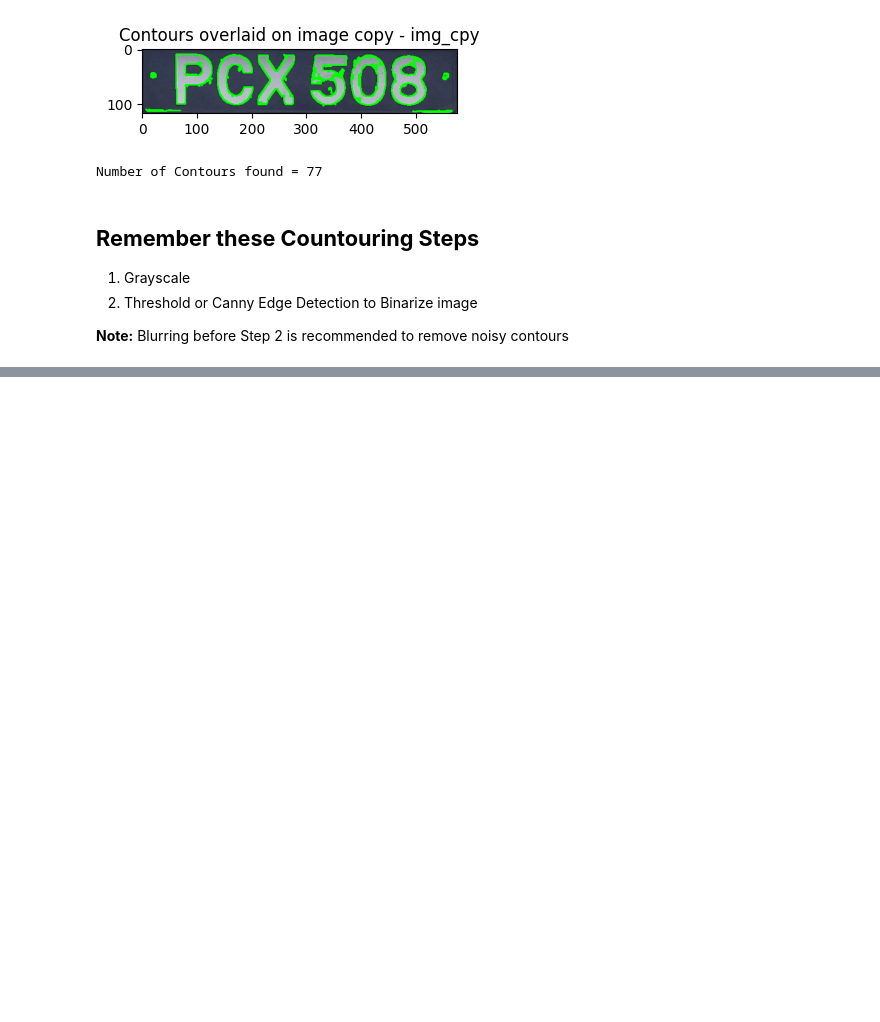
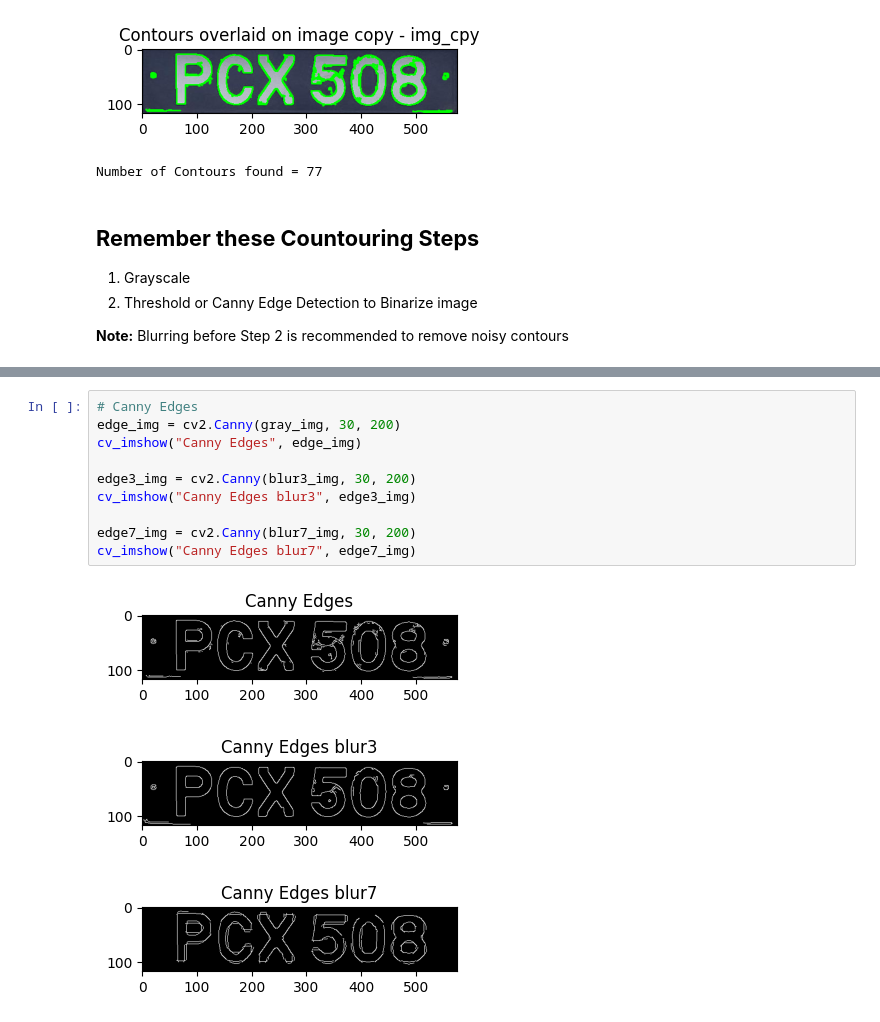
Before and after one commit to Sabbha20/pytorch2024, a Jupyter notebook: 001 - Image Segements/001 - Contours Drawing.ipynb, the cells around one changed output, grey strips where cells are left out. Drawn from its saved outputs; the diff is of its cells as text; blank space fills up the shorter version.

```diff
--- a/001 - Image Segements/001 - Contours Drawing.ipynb
+++ b/001 - Image Segements/001 - Contours Drawing.ipynb
@@ -134,0 +150,14 @@ kernel_3x3 = np.ones((3, 3), np.float32) / 9
+# %%
+# Canny Edges
+edge_img = cv2.Canny(gray_img, 30, 200)
+cv_imshow("Canny Edges", edge_img)
+
+edge3_img = cv2.Canny(blur3_img, 30, 200)
+cv_imshow("Canny Edges blur3", edge3_img)
+
+edge7_img = cv2.Canny(blur7_img, 30, 200)
+cv_imshow("Canny Edges blur7", edge7_img)
+# %% [output]
+[figure, added]
+[figure, added]
+[figure, added]
```
Also changed, not shown: parts of 7 cells of this notebook.
